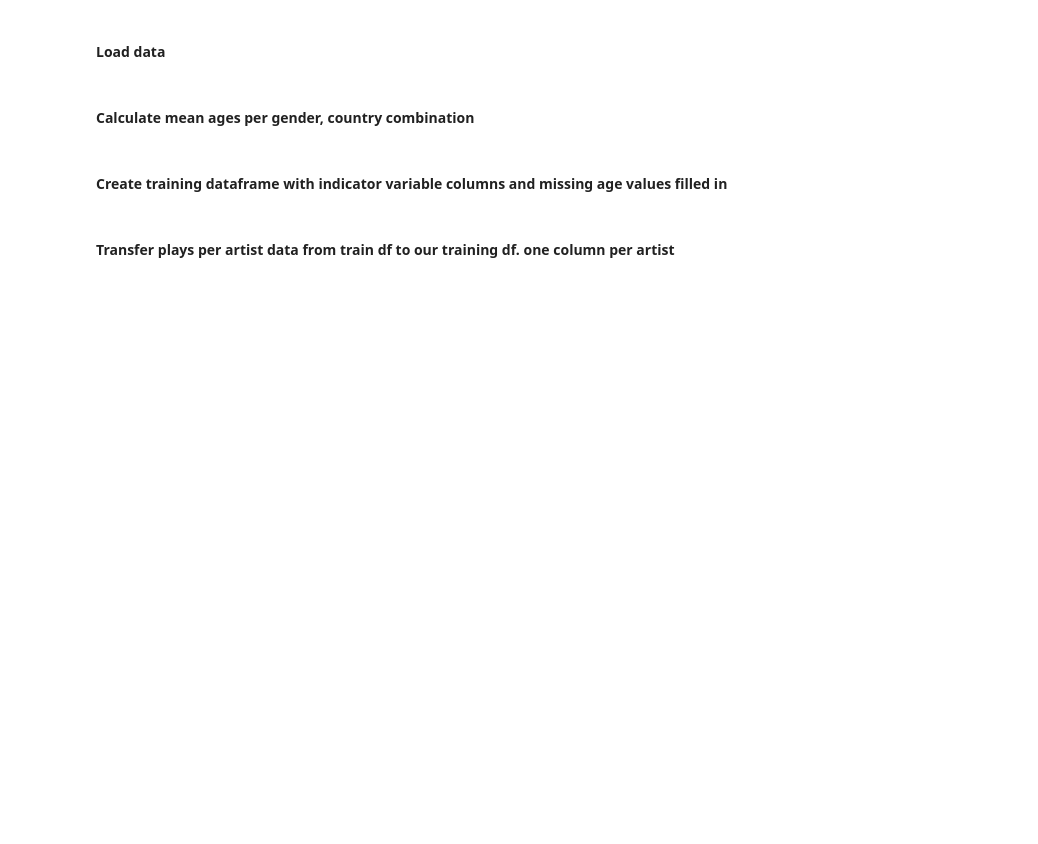
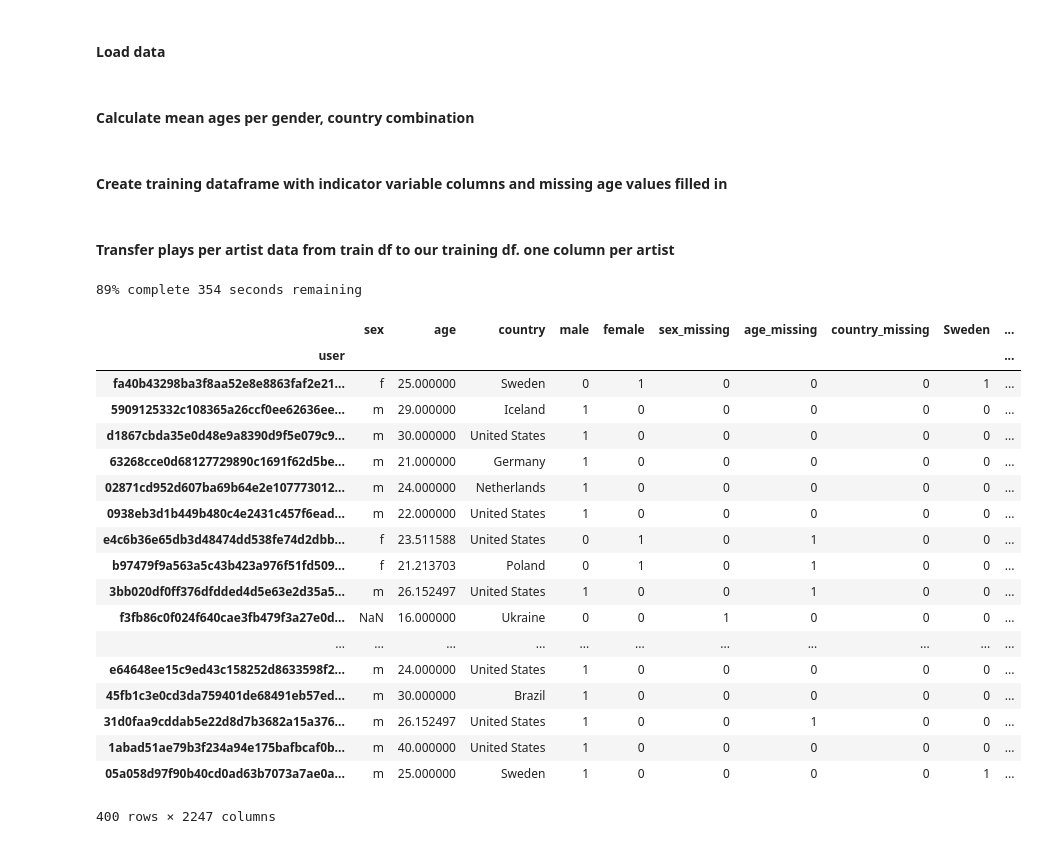
Before and after one commit to twkillian/cs181_practicals, a Jupyter notebook: Practical 3/Practical 3 AJP.ipynb, the cells around one changed output. Saved outputs shown, nothing was run; the diff lists cells and outputs as text; code cells hidden in the pictures; blank space fills up the shorter version.

```diff
--- a/Practical 3/Practical 3 AJP.ipynb
+++ b/Practical 3/Practical 3 AJP.ipynb
@@ -124,7 +124,7 @@ for country in countries:
 # %% [markdown]
 #### Transfer plays per artist data from train df to our training df. one column per artist
 # %%
-# Initialize all artist columns to 0
+## Initialize all artist columns to 0
 artists = train_df["artist"].unique()
 for artist in artists:
     training_df[artist]=0
@@ -132,11 +132,11 @@ for artist in artists:
 ######################################################################
 
 # create helper function to keep track of loop progress and est. time remaining
-def progress(step,steps,t0):
+def progress(step, steps, t0):
     for i in range(1,10):
         if (step == (steps/10)*i):
             percent_complete = int(100*((steps/10)*i)/steps)
-            seconds_remaining = int(((time() - t0) / i)*(10-i))
+            seconds_remaining = int(((time()-t0)/i)*(10-i))
             print "\r" + str(percent_complete) + "% complete " + str(seconds_remaining) + " seconds remaining",
 
 ######################################################################
@@ -154,8 +154,6 @@ t0 = time()
 for index, row in train_df.set_index("user").iterrows():
     training_df.loc[index, row[0]] = row[1] #index = user id, row[0] = artist id, row[1] = plays
     counter += 1
-    progress(counter,len(train_df),t0) # print progress (every 10ppts)
-
-# save dataframe
-training_df.to_pickle("training_df.pkl")
-#training_df = pd.read_pickle(training_df.pkl)
+    progress(counter, len(train_df), t0) # print progress (every 10ppts)
+# %% [output]
+89% complete 354 seconds remaining
@@ -161,0 +162,22 @@ training_df.to_pickle("training_df.pkl")
+# %%
+training_df.head(400)
+# %% [output]
+|  | sex | age | country | male | female | sex_missing | age_missing | country_missing | Sweden | ... |
+| user |  |  |  |  |  |  |  |  |  | ... |
+| fa40b43298ba3f8aa52e8e8863faf2e21... | f | 25.000000 | Sweden | 0 | 1 | 0 | 0 | 0 | 1 | ... |
+| 5909125332c108365a26ccf0ee62636ee... | m | 29.000000 | Iceland | 1 | 0 | 0 | 0 | 0 | 0 | ... |
+| d1867cbda35e0d48e9a8390d9f5e079c9... | m | 30.000000 | United States | 1 | 0 | 0 | 0 | 0 | 0 | ... |
+| 63268cce0d68127729890c1691f62d5be... | m | 21.000000 | Germany | 1 | 0 | 0 | 0 | 0 | 0 | ... |
+| 02871cd952d607ba69b64e2e107773012... | m | 24.000000 | Netherlands | 1 | 0 | 0 | 0 | 0 | 0 | ... |
+| 0938eb3d1b449b480c4e2431c457f6ead... | m | 22.000000 | United States | 1 | 0 | 0 | 0 | 0 | 0 | ... |
+| e4c6b36e65db3d48474dd538fe74d2dbb... | f | 23.511588 | United States | 0 | 1 | 0 | 1 | 0 | 0 | ... |
+| b97479f9a563a5c43b423a976f51fd509... | f | 21.213703 | Poland | 0 | 1 | 0 | 1 | 0 | 0 | ... |
+| 3bb020df0ff376dfdded4d5e63e2d35a5... | m | 26.152497 | United States | 1 | 0 | 0 | 1 | 0 | 0 | ... |
+| f3fb86c0f024f640cae3fb479f3a27e0d... | NaN | 16.000000 | Ukraine | 0 | 0 | 1 | 0 | 0 | 0 | ... |
+| ... | ... | ... | ... | ... | ... | ... | ... | ... | ... | ... |
+| e64648ee15c9ed43c158252d8633598f2... | m | 24.000000 | United States | 1 | 0 | 0 | 0 | 0 | 0 | ... |
+| 45fb1c3e0cd3da759401de68491eb57ed... | m | 30.000000 | Brazil | 1 | 0 | 0 | 0 | 0 | 0 | ... |
+| 31d0faa9cddab5e22d8d7b3682a15a376... | m | 26.152497 | United States | 1 | 0 | 0 | 1 | 0 | 0 | ... |
+| 1abad51ae79b3f234a94e175bafbcaf0b... | m | 40.000000 | United States | 1 | 0 | 0 | 0 | 0 | 0 | ... |
+| 05a058d97f90b40cd0ad63b7073a7ae0a... | m | 25.000000 | Sweden | 1 | 0 | 0 | 0 | 0 | 1 | ... |
+400 rows × 2247 columns
```
Also changed, not shown: parts of 1 cell of this notebook.
